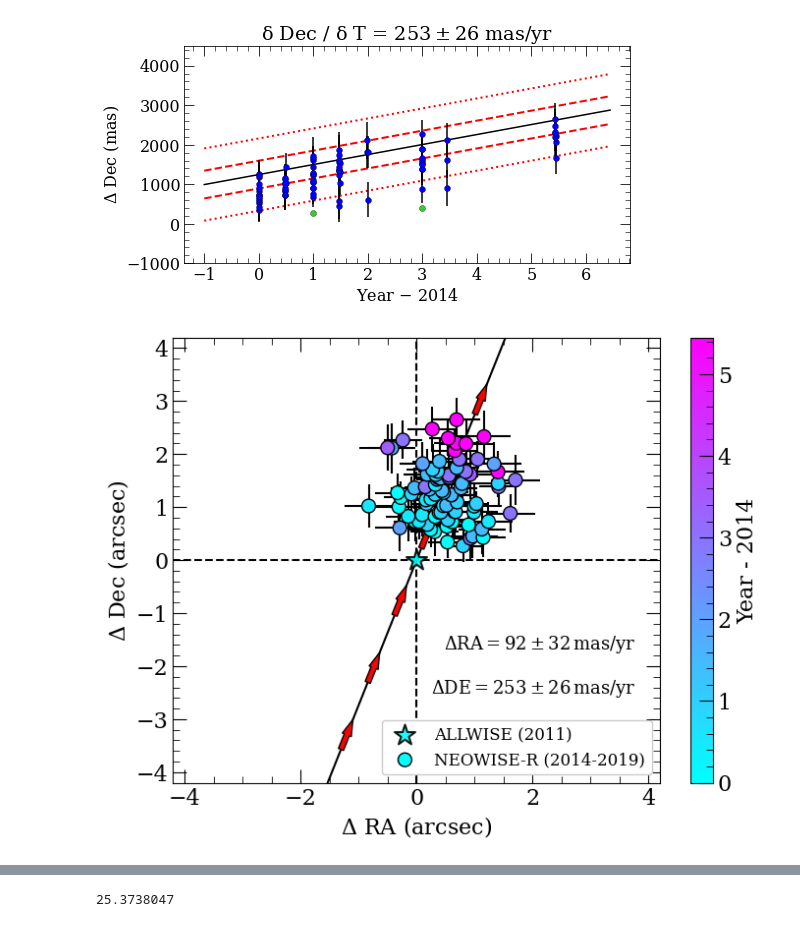
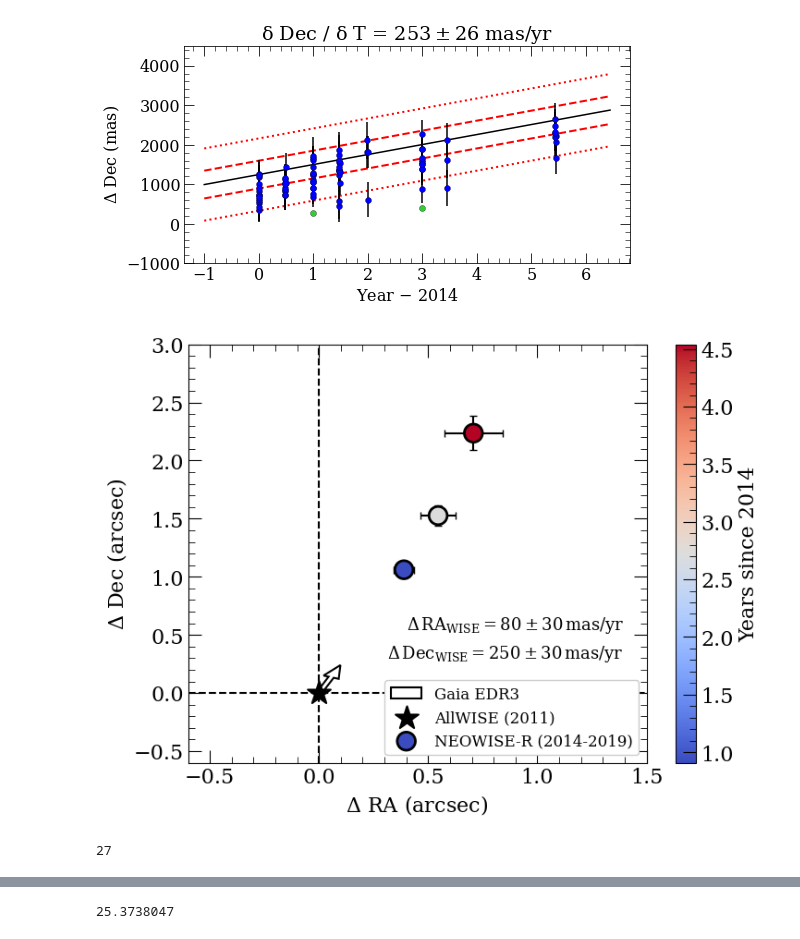
Before and after one commit to renlliang3/d62, a Jupyter notebook: 03_wise_lc_pm.ipynb, the cells around one changed output, grey strips where cells are left out. Drawn from its saved outputs; the diff is of its cells as text; code cells hidden in the pictures.

```diff
--- a/03_wise_lc_pm.ipynb
+++ b/03_wise_lc_pm.ipynb
@@ -769,0 +654,2 @@ cmap = matplotlib.cm.get_cmap('cool')
+# %%
+cosdec = np.cos(wise['dec'] * np.pi / 180)
@@ -769,0 +658,4 @@ cmap = matplotlib.cm.get_cmap('cool')
+# %%
+def prop_mean_error(x):
+    x = np.array(x)
+    return np.sqrt(np.sum(x**2)) / len(x)
@@ -770,64 +665,87 @@ cmap = matplotlib.cm.get_cmap('cool')
+# %%
+gaia_pmra = 98 / 1000
+gaia_pmdec = 240 / 1000
+years = 1
 # %%
 plt.figure(figsize = (8, 6), dpi = 100)
 
-ara = ((allwise_ra)* u.degree).to(u.milliarcsecond).value
-adec = ((allwise_dec)* u.degree).to(u.milliarcsecond).value
+for yr in range(years):
+    plt.arrow(0 + gaia_pmra*yr, 0 + gaia_pmdec * yr, gaia_pmra*1, gaia_pmdec*1, width = 0.025,
+             length_includes_head = True, color = 'w', lw = 1.5, ec = 'k', zorder = 0,
+             label = r'Gaia EDR3')
 
 t = (np.array(wise['mjd']) - np.min(np.array(wise['mjd']))) / 365
 
 x = (np.array(wise['ra']) * u.degree).to(u.milliarcsecond).value
-x = x - ara
-e_x = (np.array(wise['sigra']) * u.arcsecond).to(u.milliarcsecond).value
+x = (x - ara) * cosdec # MULTIPLY BY COS DEC
+e_x = (np.array(wise['sigra'] * cosdec) * u.arcsecond).to(u.milliarcsecond).value
 
 y = (np.array(wise['dec']) * u.degree).to(u.milliarcsecond).value
 y = y - adec
 e_y = (np.array(wise['sigdec']) * u.arcsecond).to(u.milliarcsecond).value
 
+## BIN
+
+nbin = 3
+bsx = binned_statistic(t, x, bins = nbin)
+nb = int(len(t)/nbin)
+x = bsx.statistic
+e_x =  binned_statistic(t, e_x, bins = bsx.bin_edges, statistic = prop_mean_error).statistic
+y =  binned_statistic(t, y, bins = bsx.bin_edges).statistic
+e_y =  binned_statistic(t, e_y, bins = bsx.bin_edges, statistic = prop_mean_error).statistic
+t = bsx.bin_edges[0:-1] + np.diff(bsx.bin_edges)[0]/2
+
 plt.scatter(0, 0,
-            marker = '*', edgecolor = 'k', s = 250, linewidth = 1.5,
-               color = cmap(0), label = 'ALLWISE (2011)', alpha = 0.9)
+            marker = '*', edgecolor = 'k', s = 350, linewidth = 1.5,
+               color = 'k', label = 'AllWISE (2011)', alpha = 1)
 
-plt.scatter(x/1000, y/1000, c = t, cmap = 'cool',
-            marker = 'o', edgecolor = 'k', linewidth = 1, s = 100, label = 'NEOWISE-R (2014-2019)',
-            alpha = 1
+plt.scatter(x/1000, y/1000, c = t, cmap = 'coolwarm',
+            marker = 'o', edgecolor = 'k', linewidth = 2, s = 200, label = 'NEOWISE-R (2014-2019)',
+            alpha = 1,
            )
 
 plt.errorbar(x/1000, y/1000, xerr = e_x/1000, yerr = e_y/1000, linestyle = 'none',
-             capsize = 0, zorder = 0, color = 'k'
+             capsize = 3, zorder = 0, color = 'k'
 )
 plt.axvline(0, color = 'k', linestyle = '--', zorder = 0)
 plt.axhline(0, color = 'k', linestyle = '--', zorder = 0)
 
 
 cbar = plt.colorbar()
-cbar.ax.set_ylabel('Year - 2014')
+cbar.ax.set_ylabel('Years since 2014')
 plt.xlabel('$\Delta$ RA (arcsec)')
 plt.ylabel('$\Delta$ Dec (arcsec)')
 
 tgrid = np.linspace(-25, 25)
 ragrid = tgrid * pra[1] + 0
 decgrid = tgrid * pdec[1] + 0
 
 ax = plt.gca()
 
-arrowplot(ax, ragrid/1000, decgrid/1000, direc = 'neg', hl = 0.6, hw = 7,
-          narrs = 10, dspace = 0.6, ec = 'black', fc = 'red')
+# arrowplot(ax, ragrid/1000, decgrid/1000, direc = 'neg', hl = 0.6, hw = 7,
+#           narrs = 10, dspace = 0.6, ec = 'black', fc = 'red')
 
-plt.ylim(-4.2, 4.2)
-plt.xlim(-4.2, 4.2)
+edge = 3
+plt.ylim(-edge+2.4, edge)
+plt.xlim(-edge+2.4, edge-1.5)
 
-plt.text(0.95, 0.3, '$\Delta{RA} = %i \pm %i\, mas/yr$' % (pra[1], e_pra[1]),
+plt.text(0.95, 0.32, '$\Delta\,{RA_{WISE}} = %i \pm %i\, mas/yr$' % (round(pra[1] * np.mean(cosdec), -1),
+                                                           round(e_pra[1] * np.mean(cosdec), -1)),
          transform = ax.transAxes, ha = 'right', fontsize = 13)
-plt.text(0.95, 0.2, '$\Delta{DE} = %i \pm %i\, mas/yr$' % (pdec[1], e_pdec[1]),
+plt.text(0.95, 0.25, '$\Delta\,{Dec_{WISE}} = %i \pm %i\, mas/yr$' % (round(pdec[1], -1), round(e_pdec[1], -1)),
          transform = ax.transAxes, ha = 'right', fontsize = 13)
 
 #plt.plot(ragrid, decgrid, zorder = 10, color = 'r', linestyle = '--')
 
 plt.legend(fontsize = 12, framealpha = 1, loc = 'lower right')
 
 plt.savefig('fig/wise_radec.pdf', bbox_inches = 'tight')
 # %% [output]
-[figure, old version]
+[figure, new version]
+# %%
+nb
+# %% [output]
+27
 # %%
 pra[1]
 # %% [output]
```
Also changed, not shown: parts of 27 cells of this notebook, 36 other files.
